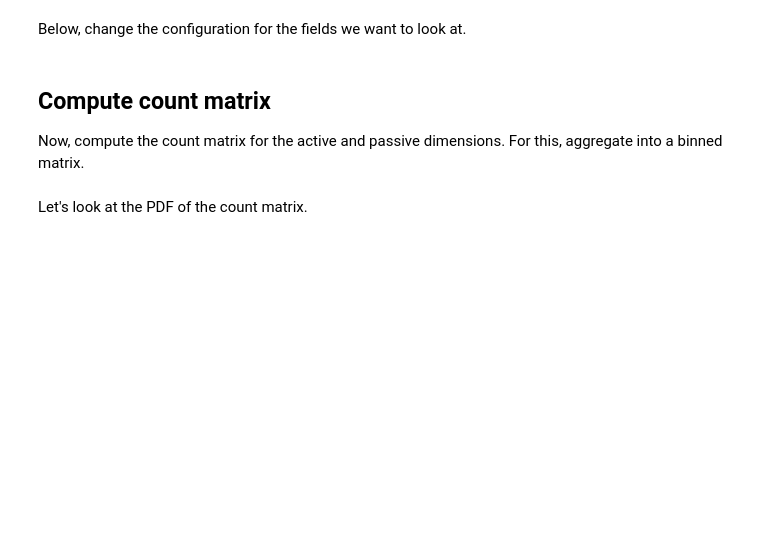
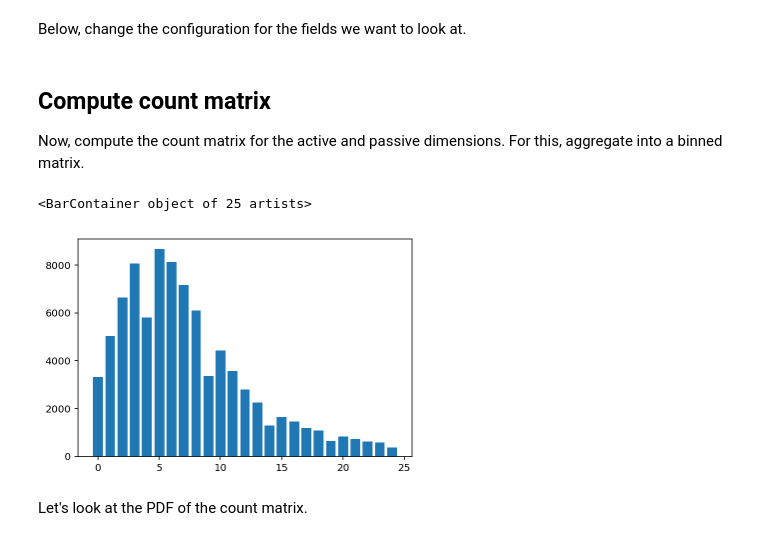
Before and after one commit to vega/falcon, a Jupyter notebook: data/error analysis.ipynb, the cells around one changed output. Saved outputs shown, nothing was run; the diff lists cells and outputs as text; code cells hidden in the pictures; blank space fills up the shorter version.

```diff
--- a/data/error analysis.ipynb
+++ b/data/error analysis.ipynb
@@ -56,6 +55,14 @@ hist, xedges, yedges = np.histogram2d(df[active], df[passive], bins=(bins_active
 # add 0s as the first row
 
 pdf = np.vstack([np.zeros(bins), hist])
+# %%
+# compute unfiltered histogram
+
+unfiltered, edges = np.histogram(df[passive], bins=bins_passive)
+plt.bar(np.arange(len(unfiltered)), unfiltered)
+# %% [output]
+<BarContainer object of 25 artists>
+[figure, added]
 # %%
 def show(a, size=(6,6)):
     """ Helper function to show a matrix. """
```
Also changed, not shown: parts of 14 cells of this notebook.
